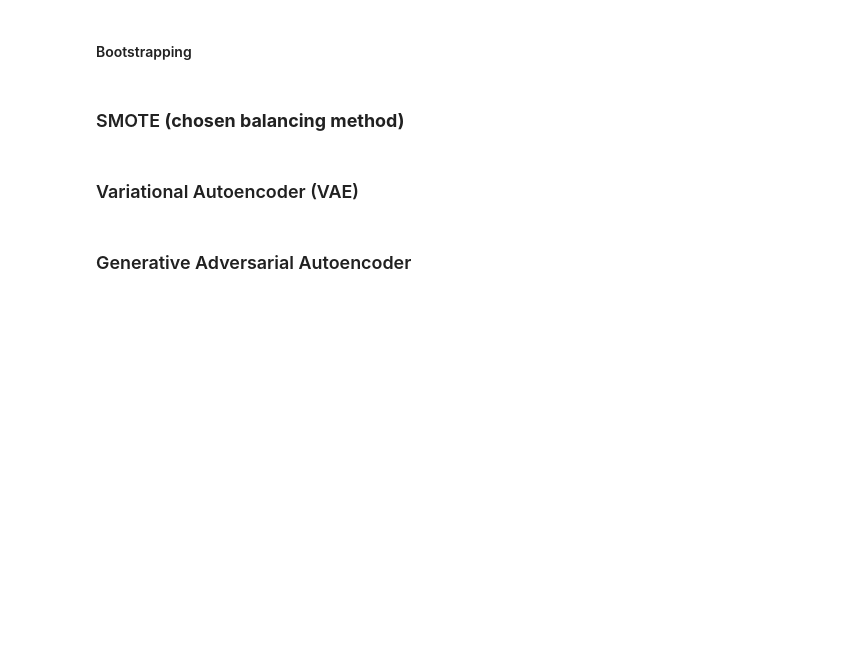
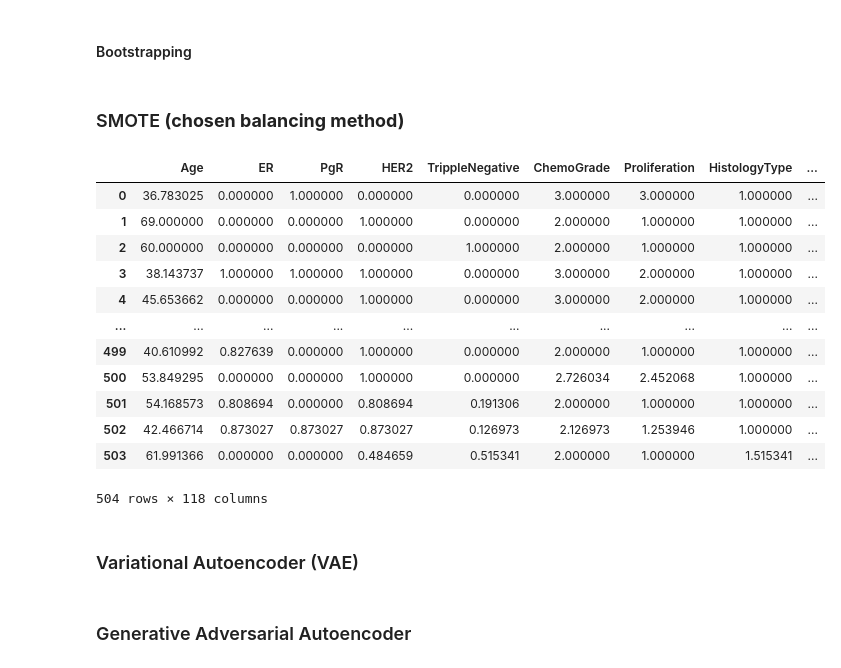
Before and after one commit to glacial-drm/Supervised-Learners, a Jupyter notebook: CW2/pcr-classification.ipynb, the cells around one changed output. Drawn from its saved outputs; the diff is of its cells as text; code cells hidden in the pictures; blank space fills up the shorter version.

```diff
--- a/CW2/pcr-classification.ipynb
+++ b/CW2/pcr-classification.ipynb
@@ -749,9 +740,24 @@ df_oversampled
 # %%
 from imblearn.over_sampling import SMOTE
 
 count_class = y_train.value_counts()
 smote = SMOTE(sampling_strategy='minority')
 X_train, y_train = smote.fit_resample(X_train, y_train)
+X_train
+# %% [output]
+|  | Age | ER | PgR | HER2 | TrippleNegative | ChemoGrade | Proliferation | HistologyType | ... |
+| 0 | 36.783025 | 0.000000 | 1.000000 | 0.000000 | 0.000000 | 3.000000 | 3.000000 | 1.000000 | ... |
+| 1 | 69.000000 | 0.000000 | 0.000000 | 1.000000 | 0.000000 | 2.000000 | 1.000000 | 1.000000 | ... |
+| 2 | 60.000000 | 0.000000 | 0.000000 | 0.000000 | 1.000000 | 2.000000 | 1.000000 | 1.000000 | ... |
+| 3 | 38.143737 | 1.000000 | 1.000000 | 1.000000 | 0.000000 | 3.000000 | 2.000000 | 1.000000 | ... |
+| 4 | 45.653662 | 0.000000 | 0.000000 | 1.000000 | 0.000000 | 3.000000 | 2.000000 | 1.000000 | ... |
+| ... | ... | ... | ... | ... | ... | ... | ... | ... | ... |
+| 499 | 40.610992 | 0.827639 | 0.000000 | 1.000000 | 0.000000 | 2.000000 | 1.000000 | 1.000000 | ... |
+| 500 | 53.849295 | 0.000000 | 0.000000 | 1.000000 | 0.000000 | 2.726034 | 2.452068 | 1.000000 | ... |
+| 501 | 54.168573 | 0.808694 | 0.000000 | 0.808694 | 0.191306 | 2.000000 | 1.000000 | 1.000000 | ... |
+| 502 | 42.466714 | 0.873027 | 0.873027 | 0.873027 | 0.126973 | 2.126973 | 1.253946 | 1.000000 | ... |
+| 503 | 61.991366 | 0.000000 | 0.000000 | 0.484659 | 0.515341 | 2.000000 | 1.000000 | 1.515341 | ... |
+504 rows × 118 columns
 # %% [markdown]
 ### Variational Autoencoder (VAE)
 # %% [markdown]
```
Also changed, not shown: parts of 47 cells of this notebook, 5 other files.
